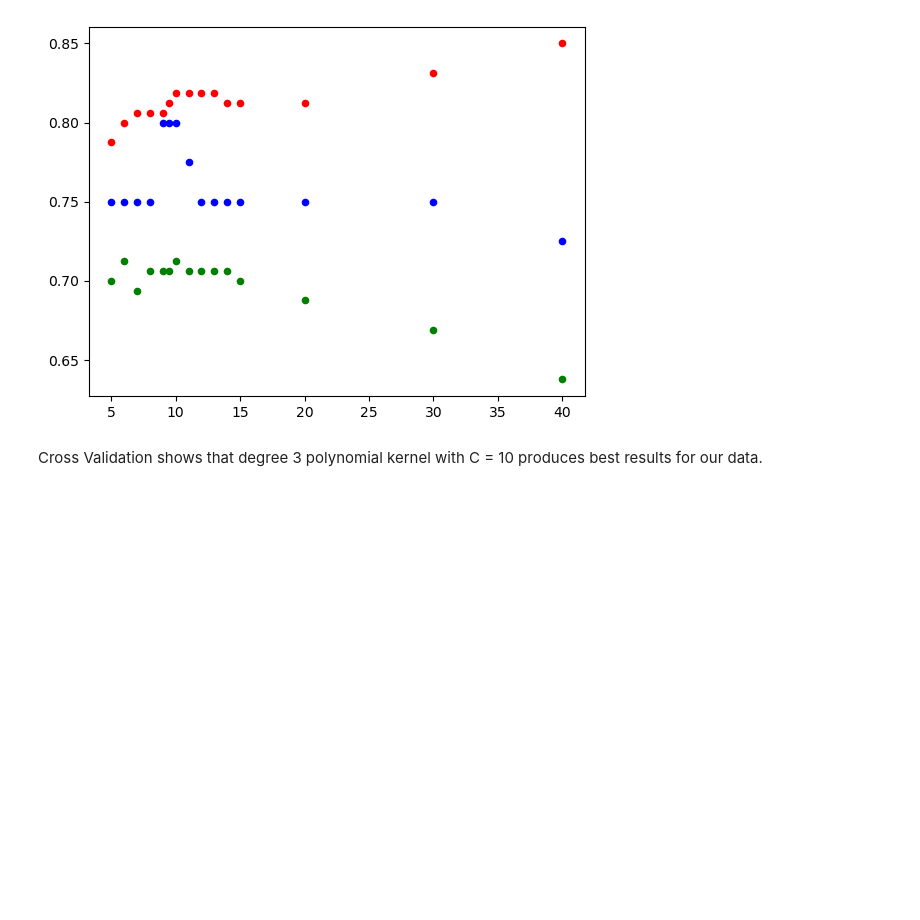
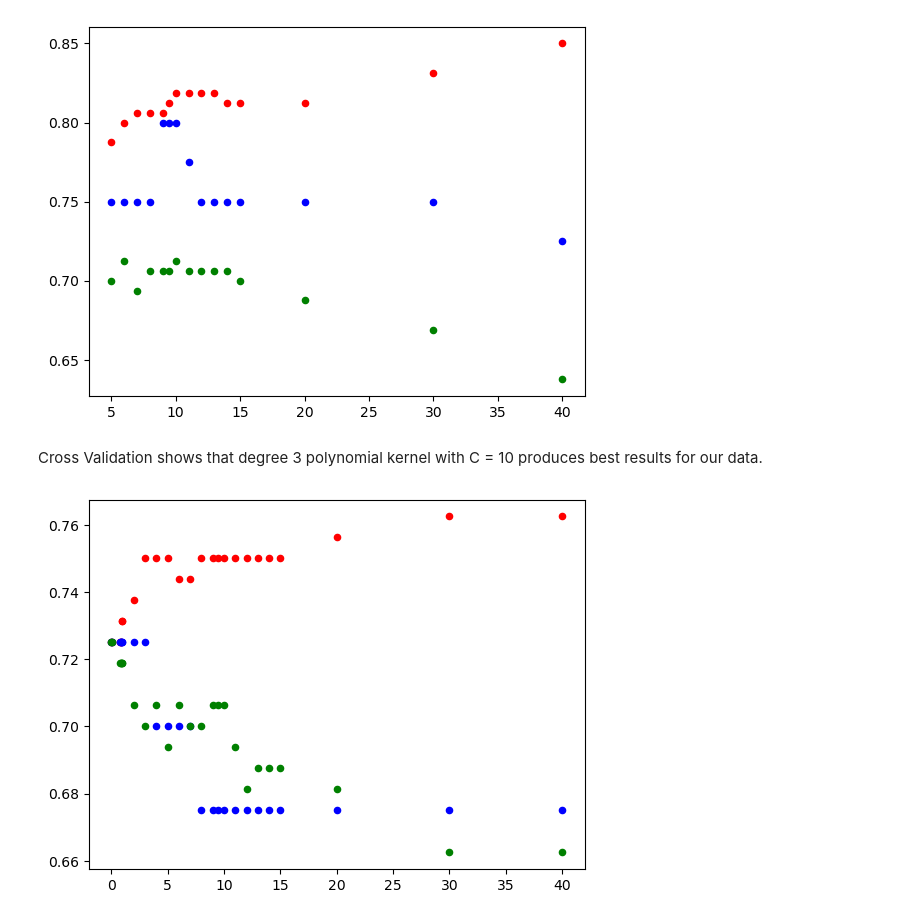
Before and after one commit to vivianzhou1288/olfactory-pca-decoding, a Jupyter notebook: svm.ipynb, the cells around one changed output. Saved outputs shown, nothing was run; the diff lists cells and outputs as text; code cells hidden in the pictures; blank space fills up the shorter version.

Commit message:
add neural only

```diff
--- a/svm.ipynb
+++ b/svm.ipynb
@@ -292,3 +292,48 @@ plt.show()
 [figure]
 # %% [markdown]
 Cross Validation shows that degree 3 polynomial kernel with C = 10 produces best results for our data.
+# %%
+# degree 3 poly works best! lets see how good it can get
+
+possible_C = [0.005, 0.1, 0.75, 0.85, 0.9, 0.95, 1.0, 2.0, 3.0, 4.0, 5.0, 6.0, 7.0, 8.0, 9.0, 9.5, 10.0, 11.0, 12.0, 13.0, 14.0, 15.0, 20.0, 30.0, 40.0]
+# ,   0.99,
+train_scores = []
+test_scores = []
+cv_scores = []
+X_train, X_test, y_train, y_test, feature_cols, scaler = prepare_data_neural_only()
+
+for x in possible_C:
+  svm = SVC(kernel="poly", degree = 3, C=x)
+  svm.fit(X_train, y_train)
+
+  y_pred = svm.predict(X_test)
+  train_acc = svm.score(X_train, y_train)
+  test_acc = svm.score(X_test, y_test)
+  cv_score = cross_val_score(svm, X_train, y_train, cv=5)
+  # print(cv_score.shape)
+
+  train_scores.append(train_acc)
+  test_scores.append(test_acc)
+  cv_scores.append(cv_score.mean())
+
+jitter_amount = 0.01 # Adjust this value based on your data and desired effect
+train_scores_jittered = train_scores + np.random.uniform(-jitter_amount, jitter_amount, len(train_scores))
+test_scores_jittered = test_scores + np.random.uniform(-jitter_amount, jitter_amount, len(test_scores))
+cv_scores_jittered = test_scores + np.random.uniform(-jitter_amount, jitter_amount, len(cv_scores))
+
+fig = plt.figure()
+ax1 = fig.add_subplot(111)
+
+
+ax1.scatter(possible_C, train_scores,
+              s=20, color="red")
+
+ax1.scatter(possible_C, test_scores,
+             s=20, color = "blue")
+
+ax1.scatter(possible_C, cv_scores,
+            s=20, color = "green")
+
+plt.show()
+# %% [output]
+[figure, added]
```
